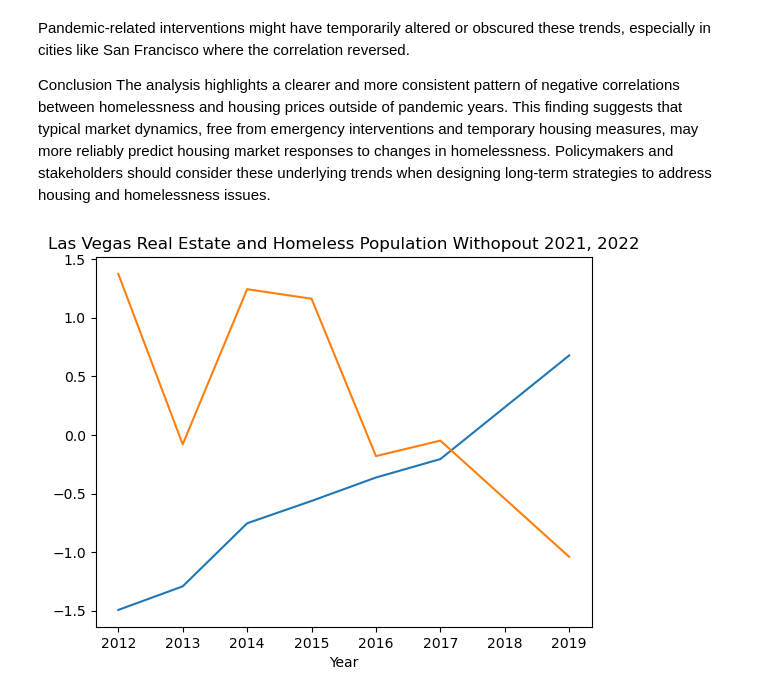
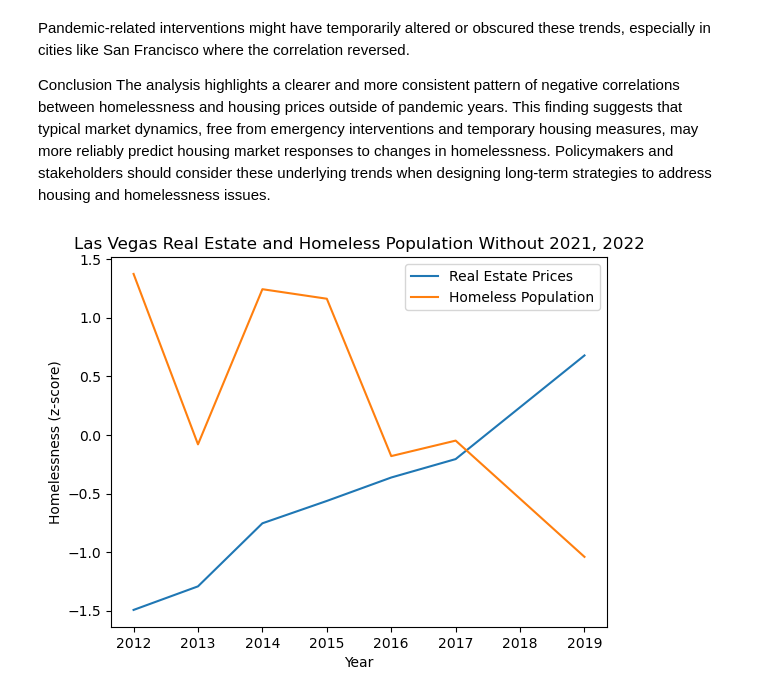
Before and after one commit to MWatkins87/Class_Project_Group_5, a Jupyter notebook: michael_sheridan.ipynb, the cells around one changed output. Cells and saved outputs as stored; diff of their text form; code cells hidden in the pictures.

```diff
--- a/michael_sheridan.ipynb
+++ b/michael_sheridan.ipynb
@@ -453,15 +457,18 @@ Strong Negative Correlations (Detroit, Baltimore): These indicate that the risin
 Negligible Correlations (San Francisco, New Orleans): Here, housing price increases appear to be decoupled from the changes in the studied variable, suggesting that other factors (economic, demographic, or policy-driven) are influencing the housing markets.
 # %%
 #create line graph for each city
-for city in cities:
-    x=0
+for x, city in enumerate(cities):
+
     #create a graph for each city with the year, real estate price and crime number
     plt.plot(population_vs_real_estate.index, population_vs_real_estate[city], label = "Real Estate Prices")
     plt.plot(population_vs_real_estate.index, population_vs_real_estate[city_pop_list[x]], label = "Population")
-    x += 0
+
     #format the plot
-    plt.legend
+
     plt.title(f'{city} Real Estate and Population')
     plt.xlabel('Year')
+    plt.ylabel('Population (z-score)')
+    plt.legend()
+    plt.savefig(f'{city}_pop_vs_real_estate')
     plt.show()
 # %% [output]
@@ -689,14 +662,17 @@ Across the board, these cities show negative correlations between homelessness a
 # %%
-x=0
-for city in cities:
+
+for x, city in enumerate(cities):
 
     #create a graph for each city with the year, real estate price and homeless population
     plt.plot(homeless_vs_real_estate.index, homeless_vs_real_estate[city], label = "Real Estate Prices")
     plt.plot(homeless_vs_real_estate.index, homeless_vs_real_estate[city_homeless_list[x]], label = "Homeless Population")
-    x += 1
+
     #format the plot
-    plt.legend
+
     plt.title(f'{city} Real Estate and Homeless Population')
     plt.xlabel('Year')
+    plt.ylabel('Homelessness (z-score)')
+    plt.legend()
+    plt.savefig(f'{city}_homeless_vs_real_estate')
     plt.show()
 # %% [output]
@@ -765,9 +741,6 @@ Study Parameters and Considerations
 
 In light of the significant, temporary reductions in homelessness due to pandemic relief efforts, our study deliberately excluded the years most impacted by these measures. By focusing on periods unaffected by emergency pandemic policies, we aimed to isolate and analyze correlations between persistent homelessness trends and the housing price crisis. This approach ensures that our findings more accurately reflect the underlying dynamics of the real estate market, devoid of the temporary distortions introduced by pandemic-related interventions.
 # %%
-#Extract the Pearson Coefficient for each city for the real estate prices and homeless populations from 2012-2024
-city_homeless_list= ['Las Vegas Homeless', 'San Francisco Homeless', 'Miami Homeless', 'Portland Homeless', 'Washington Homeless','Detroit Homeless', 'Baltimore Homeless', 'Atlanta Homeless', 'Tampa Homeless', 'New Orleans Homeless']
-
 x = []
 y = []
 for i, city in enumerate(cities):
@@ -779,10 +752,12 @@ for i, city in enumerate(cities):
 plt.scatter(x,y, color='blue', marker='o')
 
 #format the plot
-plt.legend
-plt.title(f'Pearson Correaltion Real Estate and Homeless Population 2012-2022')
+
+plt.title(f'Pearson Correaltion Real Estate and Homeless Population 2012-2019')
 plt.xlabel('City')
 plt.ylabel('Pearson Coefficient')
 plt.xticks(rotation=45)
+plt.legend()
+plt.savefig('pearson_homeless_vs_real_estate_mod', dpi=300, format='png', bbox_inches='tight')
 plt.show()
 # %% [output]
@@ -832,14 +808,15 @@ The analysis highlights a clearer and more consistent pattern of negative correl
 # %%
 for x, city in enumerate(cities):
 
     #create a graph for each city with the year, real estate price and homeless population
     plt.plot(homeless_vs_real_estate_mod.index, homeless_vs_real_estate_mod[city], label = "Real Estate Prices")
     plt.plot(homeless_vs_real_estate_mod.index, homeless_vs_real_estate_mod[city_homeless_list[x]], label = "Homeless Population")
-    x += 1
+
     #format the plot
-    plt.legend
-    plt.title(f'{city} Real Estate and Homeless Population Withopout 2021, 2022')
+    plt.title(f'{city} Real Estate and Homeless Population Without 2021, 2022')
     plt.xlabel('Year')
+    plt.ylabel('Homelessness (z-score)')
+    plt.legend()
     plt.show()
 # %% [output]
-[figure, old version]
+[figure, new version]
```
Also changed, not shown: parts of 10 cells of this notebook.
